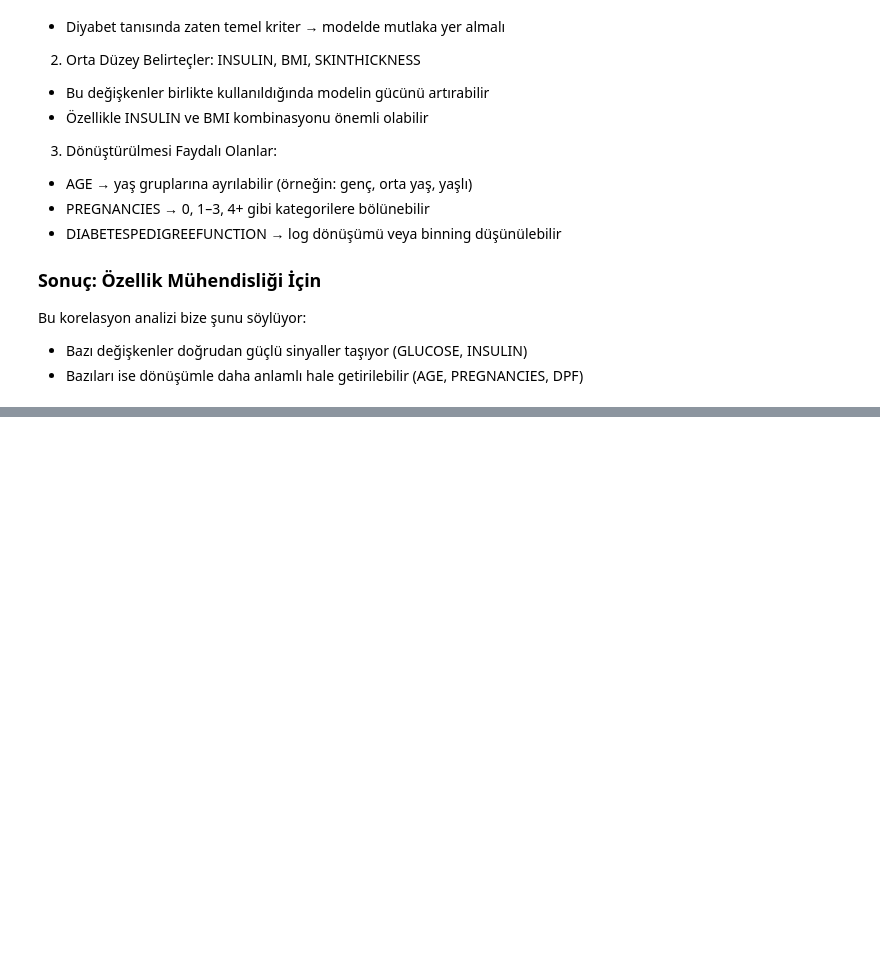
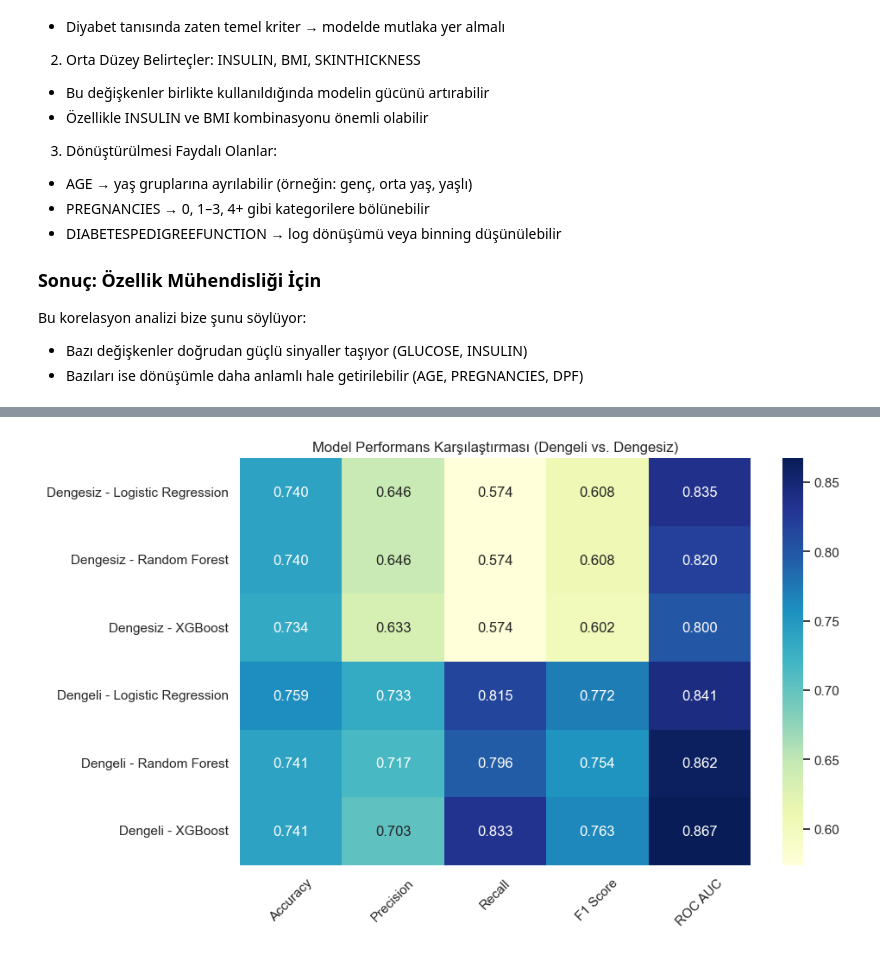
Before and after one commit to omeruncu/Diabetes-Detector, a Jupyter notebook: notebooks/01_eda.ipynb, the cells around one changed output, grey strips where cells are left out. Saved outputs shown, nothing was run; the diff lists cells and outputs as text; code cells hidden in the pictures; blank space fills up the shorter version.

```diff
--- a/notebooks/01_eda.ipynb
+++ b/notebooks/01_eda.ipynb
@@ -495,0 +533,3 @@ Bu korelasyon analizi bize şunu söylüyor:
+# %%
+scaled_cols = ["PREGNANCIES", "BLOODPRESSURE", "SKINTHICKNESS","GLUCOSE", "BMI", "AGE", "DIABETESPEDIGREEFUNCTION","INSULIN", "AGE_X_PREGNANCIES"]
+df_scaled = fes.scale_numerical_features(df_encoded, scaled_cols)
@@ -495,0 +545,7 @@ Bu korelasyon analizi bize şunu söylüyor:
+# %%
+df_scaled["PREGNANCY_FLAG"] = df_scaled["PREGNANCY_FLAG"].map({"NO": 0, "YES": 1})
+df_scaled["INSULIN_FLAG"] = df_scaled["INSULIN_FLAG"].map({"UNMEASURED": 0, "MEASURED": 1})
+df_scaled["IS_OUTLIER"] = df_scaled["IS_OUTLIER"].astype(int)
+# %%
+bool_cols = df_scaled.select_dtypes(include="bool").columns
+df_scaled[bool_cols] = df_scaled[bool_cols].astype(int)
@@ -495,0 +622,3 @@ Bu korelasyon analizi bize şunu söylüyor:
+# %%
+results_df, trained_models, X_trains = evaluate_models_on_balanced_and_unbalanced(df_scaled)
+results_df.round(3)
@@ -495,0 +639,10 @@ Bu korelasyon analizi bize şunu söylüyor:
+# %%
+plt.figure(figsize=(10, 6))
+sns.heatmap(results_df.round(3), annot=True, cmap="YlGnBu", fmt=".3f")
+plt.title("Model Performans Karşılaştırması (Dengeli vs. Dengesiz)")
+plt.xticks(rotation=45)
+plt.yticks(rotation=0)
+plt.tight_layout()
+plt.show()
+# %% [output]
+[figure, added]
```
Also changed, not shown: parts of 44 cells of this notebook, 5 other files.
